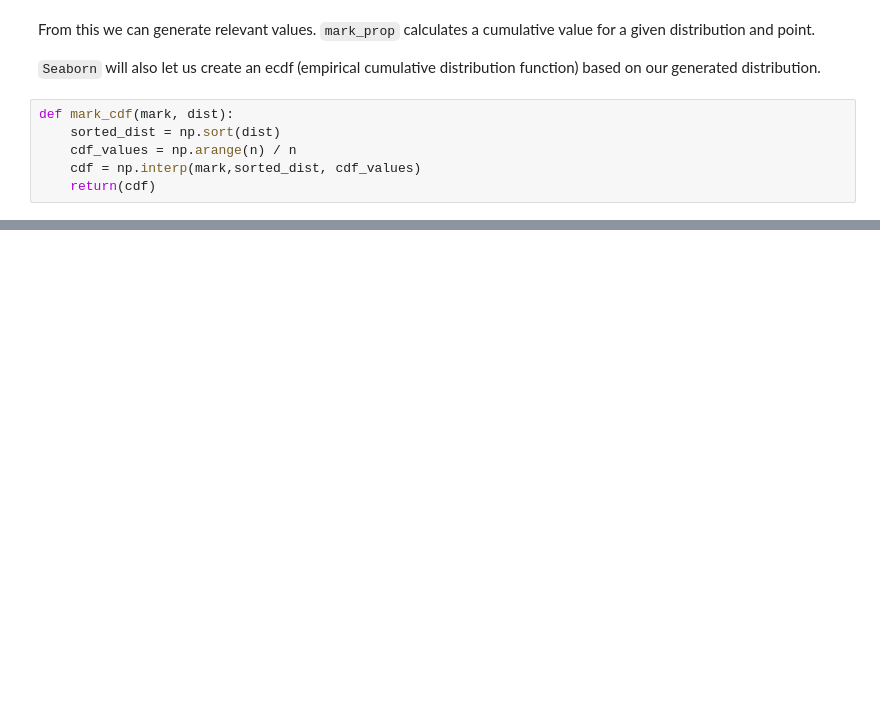
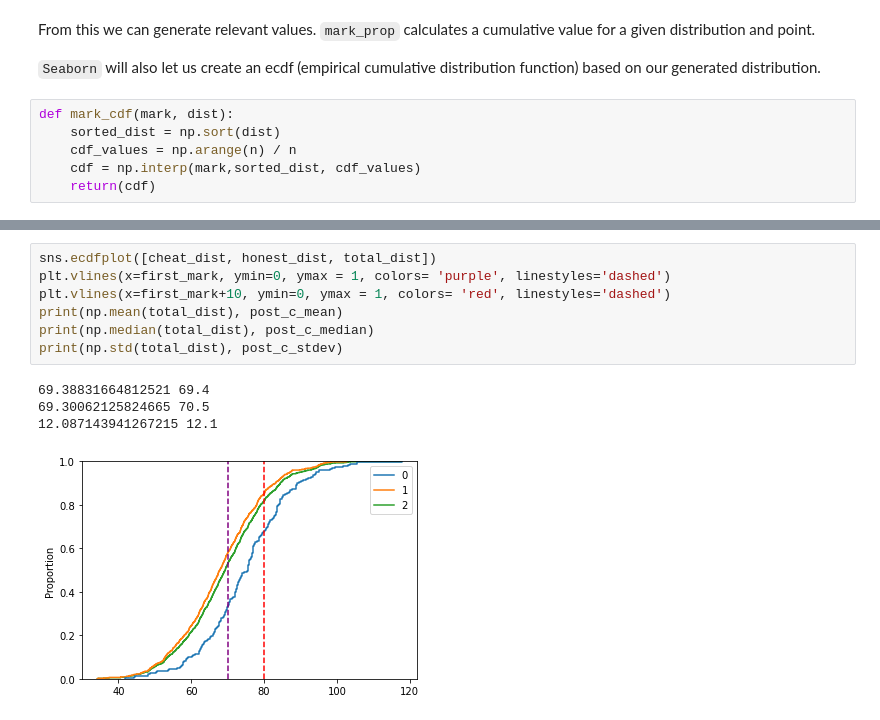
Before and after one commit to prakritj/exams_cheating, a Jupyter notebook: main.ipynb, the cells around one changed output, grey strips where cells are left out. Drawn from its saved outputs; the diff is of its cells as text; blank space fills up the shorter version.

```diff
--- a/main.ipynb
+++ b/main.ipynb
@@ -188,0 +309,12 @@ plt.show()
+# %%
+sns.ecdfplot([cheat_dist, honest_dist, total_dist])
+plt.vlines(x=first_mark, ymin=0, ymax = 1, colors= 'purple', linestyles='dashed')
+plt.vlines(x=first_mark+10, ymin=0, ymax = 1, colors= 'red', linestyles='dashed')
+print(np.mean(total_dist), post_c_mean)
+print(np.median(total_dist), post_c_median)
+print(np.std(total_dist), post_c_stdev)
+# %% [output]
+69.38831664812521 69.4
+69.30062125824665 70.5
+12.087143941267215 12.1
+[figure, added]
```
Also changed, not shown: parts of 16 cells of this notebook.
